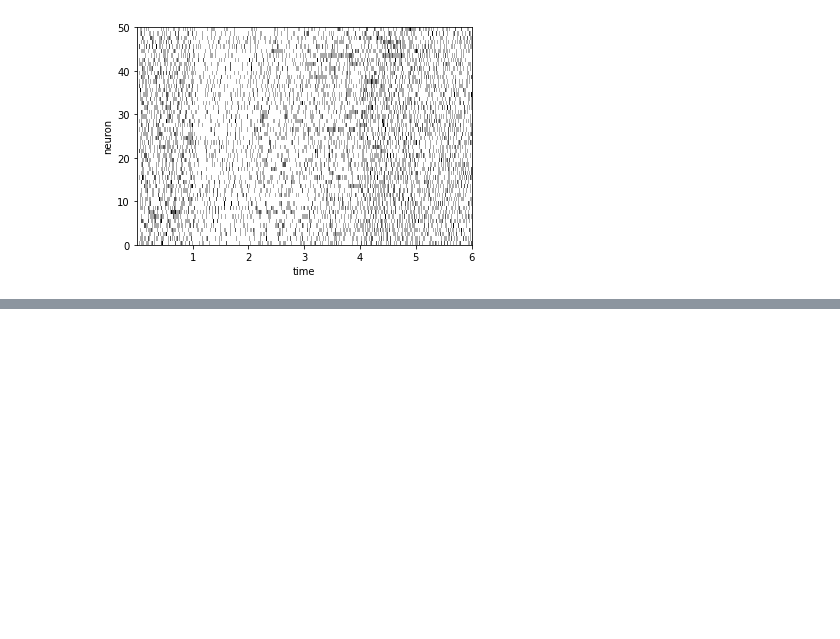
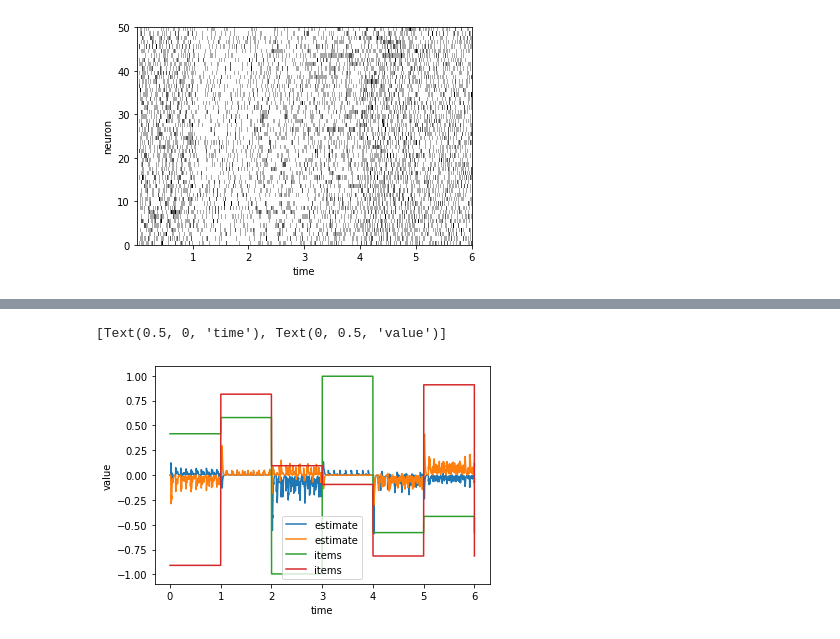
Before and after one commit to psipeter/online-sparsity, a Jupyter notebook: online_sparsity.ipynb, the cells around one changed output, grey strips where cells are left out. Saved outputs shown, nothing was run; the diff lists cells and outputs as text; code cells hidden in the pictures; blank space fills up the shorter version.

```diff
--- a/online_sparsity.ipynb
+++ b/online_sparsity.ipynb
@@ -612,6 +561,9 @@ HtmlProgressBar cannot be displayed. Please use the TerminalProgressBar. It can
 [interactive output not drawn]
 HtmlProgressBar cannot be displayed. Please use the TerminalProgressBar. It can be enabled with `nengo.rc.set('progress', 'progress_bar', 'nengo.utils.progress.TerminalProgressBar')`.
 [interactive output not drawn]
+# %%
+d_post = sim.data[p_decoders][-1].copy()
+w_pre_post = learning_node.weights
 # %%
 fig, (ax, ax2, ax3) = plt.subplots(nrows=3, ncols=1, figsize=((16, 12)), sharex=True)
 ax.plot(sim.trange(), smooth.filt(sim.data[p_post], dt=dt)[:,0], label='post')
@@ -663,9 +581,0 @@ HtmlProgressBar cannot be displayed. Please use the TerminalProgressBar. It can
-# %%
-a_post = AMPA.filt(sim.data[p_post], dt=dt)
-d_post = nengo.solvers.LstsqL2(reg=1e-2)(a_post, sim.data[p_items])[0]
-estimate = np.dot(a_post, d_post)
-fig, ax = plt.subplots()
-ax.plot(sim.trange(), estimate, label='estimate')
-ax.plot(sim.trange(), sim.data[p_items], label='items')
-ax.legend()
-ax.set(xlabel='time', ylabel='value')
@@ -677,15 +584,21 @@ ax.set(xlabel='time', ylabel='value')
 # %%
-stim = make_stim()
+with nengo.Network() as network:
+    input = nengo.Node(stim_func)
+    output = nengo.Ensemble(1, d, neuron_type=nengo.Direct())
+
+    pre = nengo.Ensemble(n_pre, d, seed=seed)
+    post = nengo.Ensemble(n_neurons, d, neuron_type=post_type, seed=seed+2, gain=np.ones((n_neurons)), bias=np.zeros((n_neurons)))
+
+    input_pre = nengo.Connection(input, pre, synapse=None)
+    pre_post = nengo.Connection(pre, post, synapse=AMPA, solver=nengo.solvers.NoSolver(w_pre_post, weights=True))
+    post_output = nengo.Connection(post, output, synapse=AMPA, solver=nengo.solvers.NoSolver(d_post.T, weights=False))
+
+    p_input = nengo.Probe(input, synapse=None)
+    p_post = nengo.Probe(post.neurons, synapse=None)
+    p_output = nengo.Probe(output, synapse=None)
+
 with nengo.Simulator(network, dt=dt) as sim:
     sim.run(t*n_items)
-
-a_post = AMPA.filt(sim.data[p_post], dt=dt)
-estimate = np.dot(a_post, d_post)
-fig, ax = plt.subplots()
-ax.plot(sim.trange(), estimate, label='estimate')
-ax.plot(sim.trange(), sim.data[p_items], label='items')
-ax.legend()
-ax.set(xlabel='time', ylabel='value')
 # %% [output]
 HtmlProgressBar cannot be displayed. Please use the TerminalProgressBar. It can be enabled with `nengo.rc.set('progress', 'progress_bar', 'nengo.utils.progress.TerminalProgressBar')`.
 [interactive output not drawn]
@@ -695,0 +607,11 @@ HtmlProgressBar cannot be displayed. Please use the TerminalProgressBar. It can
+# %%
+a_post = synapse.filt(sim.data[p_post], dt=dt)
+estimate = np.dot(a_post, d_post.T)
+fig, ax = plt.subplots()
+ax.plot(sim.trange(), estimate, label='estimate')
+ax.plot(sim.trange(), sim.data[p_input], label='items')
+ax.legend()
+ax.set(xlabel='time', ylabel='value')
+# %% [output]
+[Text(0.5, 0, 'time'), Text(0, 0.5, 'value')]
+[figure, added]
```
Also changed, not shown: parts of 15 cells of this notebook.
